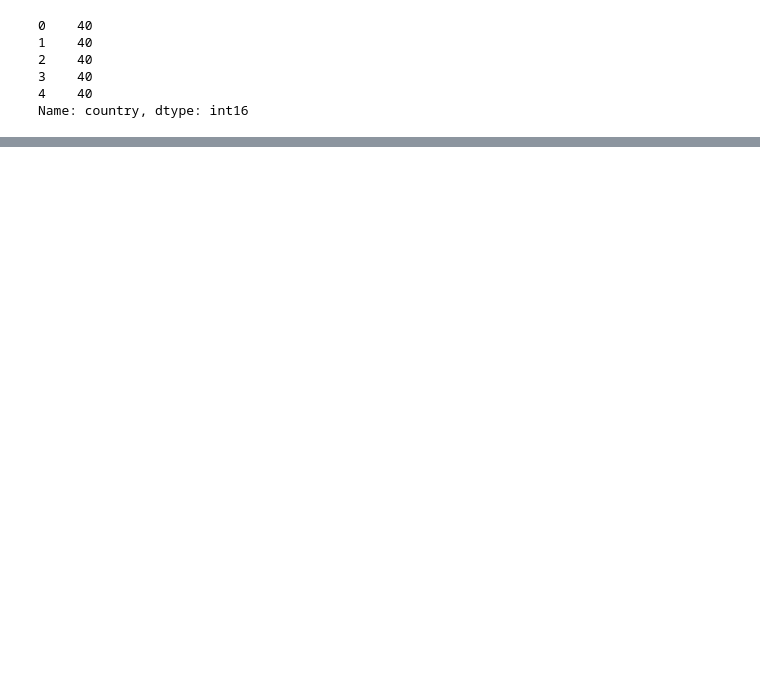
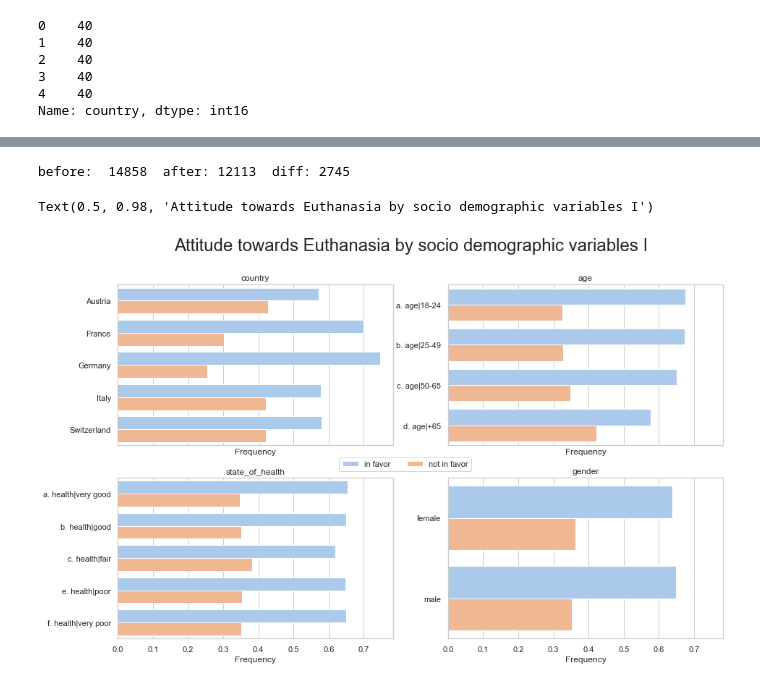
Before and after one commit to michaelEbner/mm_sandiego_final_project_python, a Jupyter notebook: final_project.ipynb, the cells around one changed output, grey strips where cells are left out. Cells and saved outputs as stored; diff of their text form; code cells hidden in the pictures; blank space fills up the shorter version.

```diff
--- a/final_project.ipynb
+++ b/final_project.ipynb
@@ -430,17 +28,0 @@ corr.transpose()[['pc3']].sort_values(by='pc3', ascending=False)
-# %%
-sns.set(style="white", font_scale=0.7)
-
-# Generate a large random dataset
-# Generate corr data
-d = corr
-
-# Generate a mask for the upper triangle
-#mask = np.zeros_like(corr, dtype=np.bool)
-#mask[np.triu_indices_from(mask)] = True
-
-# Set up the matplotlib figure
-f, ax = plt.subplots(figsize=(12,20))
-
-# Draw the heatmap with the mask and correct aspect ratio
-sns.heatmap(d, vmax=.3, center=0,square=True, linewidths=.5, annot=True, cbar=False)
-#sns.pairplot(d)
@@ -450,8 +28,0 @@ sns.heatmap(d, vmax=.3, center=0,square=True, linewidths=.5, annot=True, cbar=Fa
-# %%
-sns.set(style="whitegrid")
-colors = ["windows blue", "amber", "greyish", "faded green", "dusty purple"]
-d = df_pca = pd.concat([df_working,principalDf], axis = 1).reset_index(drop=1)
-
-#ax = ax.set_title('Attitude towards euthanasia by country')
-ax = sns.boxplot(y='pc3', x='importance_of_religion', data=d, palette="pastel")
-ax = ax.legend(loc=1, bbox_to_anchor=(1.25,1))
@@ -460,0 +260,54 @@ No handles with labels found to put in legend.
+# %%
+df_working = pd.DataFrame(df[['id_cocas', 'country',
+       'pweight', 'education_num', 'education', 'gender_num', 'gender',
+       'health_professional_num', 'health_professional', 'age_num', 'age',
+       'urban_num', 'urban', 'children_num', 'children', 'state_of_health_num',
+       'state_of_health', 'income_num', 'income', 'justify_euthanasia_num',
+       'justify_euthanasia', 'importance_of_religion_num',
+       'importance_of_religion', 'rel_denomination_binary_num',
+       'rel_denomination', 'rel_denomination_binary',
+       'rel_attend_rel_services_num', 'rel_attend_rel_services',
+       'religious_person_num', 'religious_person',
+       'rel_pray_oustide_rel_services_num', 'rel_pray_oustide_rel_services',
+       'value_manners_num', 'value_manners', 'value_independence_num',
+       'value_independence', 'value_hardwork_num', 'value_hardwork',
+       'value_responsibility_num', 'value_responsibility',
+       'value_imagination_num', 'value_imagination',
+       'value_tolerancerespect_num', 'value_tolerancerespect',
+       'value_thriftsaving_num', 'value_thriftsaving',
+       'value_determinationperseverance_num',
+       'value_determinationperseverance', 'value_religionsfaith_num',
+       'value_religionsfaith', 'value_unselfishness_num',
+       'value_unselfishness', 'value_obedience_num', 'value_obedience',
+       'trust_num', 'trust', 'leftVSright_num', 'leftVSright']]).reset_index(drop=1)
+
+
+df_working.isnull().sum()
+before = len(df_working)
+df_working = df_working.dropna().reset_index(drop=1)
+after = len(df_working)
+print('before: ',before,' after:', after, ' diff:', before - after)
+
+#df_working[df_working.income == 'nan'][['income_num','income']]
+# %% [output]
+before:  14858  after: 12113  diff: 2745
+# %%
+fig, axes = plt.subplots(2, 2, figsize=(15, 9),sharex=True)
+
+sns.set(style="whitegrid")
+d = df_working
+
+d['frequency'] = 0 # a dummy column to refer to
+for col, ax in zip(['country', 'age','state_of_health','gender'], axes.flatten()):
+    counts = d.groupby([col, 'justify_euthanasia']).count()
+    freq_per_group = counts.div(counts.groupby(col).transform('sum')).reset_index()
+    sns.barplot(y=col, x='frequency', hue='justify_euthanasia', data=freq_per_group, ax=ax, palette="pastel", hue_order = ['in favor', 'not in favor'],errwidth=.5)
+    #ax.legend(handles, labels, loc='lower right', ncol=3, bbox_to_anchor=(1.25,1))
+    ax.set(title = col, xlabel='Frequency', ylabel='')
+    ax.legend_.remove()
+ax.legend(ncol=3, bbox_to_anchor=(0.10, 1.15))
+
+fig.suptitle('Attitude towards Euthanasia by socio demographic variables I', fontsize=24)
+# %% [output]
+Text(0.5, 0.98, 'Attitude towards Euthanasia by socio demographic variables I')
+[figure, added]
```
Also changed, not shown: parts of 42 cells of this notebook, 3 other files.
